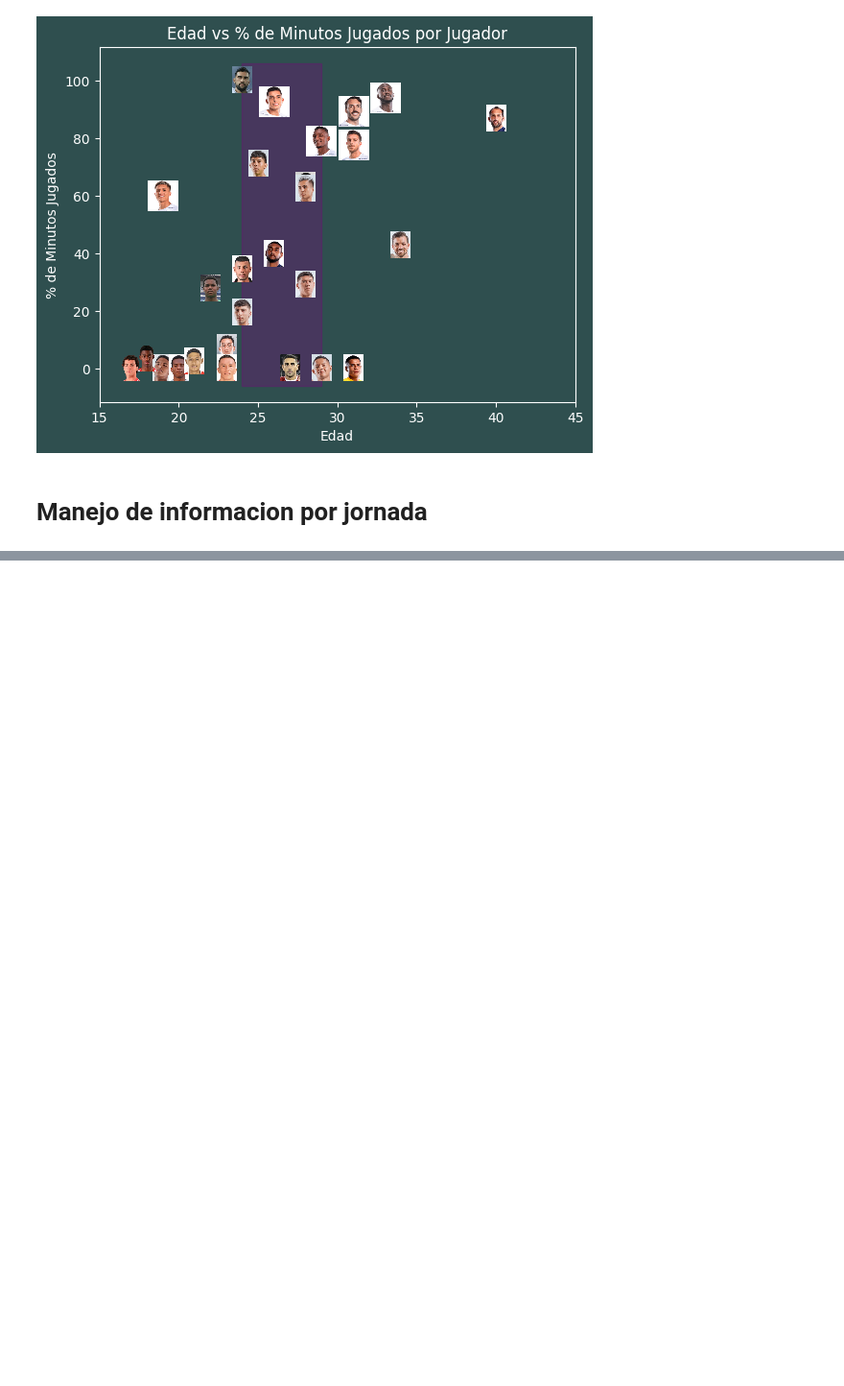
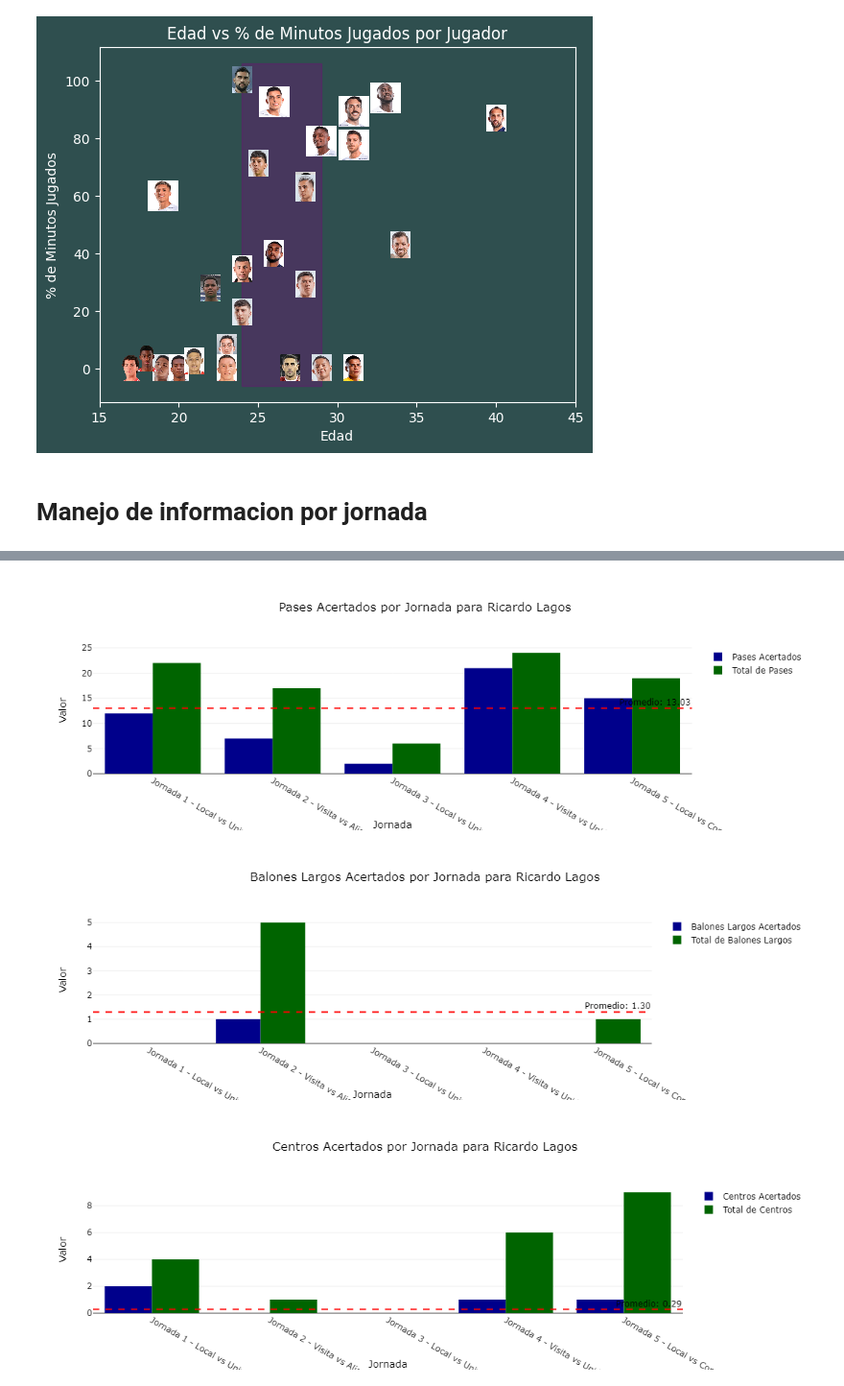
Before and after one commit to Alcamaster1290/GroneStats-Legacy, a Jupyter notebook: Cuaderno Final Alianza Lima 2.0.ipynb, the cells around one changed output, grey strips where cells are left out. Shown: that part at 96% size. Saved outputs shown, nothing was run; the diff lists cells and outputs as text; code cells hidden in the pictures; blank space fills up the shorter version.

Commit message:
nuevos graficos para el main

```diff
--- a/Cuaderno Final Alianza Lima 2.0.ipynb
+++ b/Cuaderno Final Alianza Lima 2.0.ipynb
@@ -255,3 +169,65 @@ Dropdown(description='Jugador:', options=('Adrián Arregui', 'Aldair Fuentes', '
+# %%
+import seaborn as sns
+import numpy as np
+import streamlit as st
+import pandas as pd
+import plotly.graph_objects as go
+
+# Carga de datos
+df = pd.read_excel(r'C:\Users\Alvaro\Proyectos\Proyecto Gronestats\GroneStats\XLSX finales\Resumen_AL_Jugadores.xlsx')
+
+jugador_seleccionado = 'Ricardo Lagos'
+
+# Filtrar datos por jugador seleccionado
+df_jugador = df[df['Jugador'] == jugador_seleccionado].copy()
+
+figs = []  # Lista para almacenar figuras de Plotly
+estadisticas = ['Pases Acertados', 'Balones Largos Acertados', 'Centros Acertados']
+totales = ['Total de Pases', 'Total de Balones Largos', 'Total de Centros'] # Ajusta con los nombres reales de tus columnas
+
+for estadistica, total_estadistica in zip(estadisticas, totales):
+    fig = go.Figure()
+
+    # Cálculo del promedio para la estadística actual
+    promedio = df[estadistica].mean()
+
+    # Texto para el tooltip incluyendo el promedio
+    hover_text = [f"{estadistica}: {val}<br>Intentados: {totales}" for val in df_jugador[estadistica]]
+
+    # Texto para el tooltip para los totales (opcional, ajusta según necesidad)
+    hover_text_totales = [f"{total_estadistica}: {val}<br>Promedio: {promedio:.2f}" for val in df_jugador[total_estadistica]]
+
+
+    # Añadir gráfico de barras para la estadística
+    fig.add_trace(go.Bar(x=df_jugador['Jornada'], y=df_jugador[estadistica],
+                         name=estadistica, marker_color='darkblue'))
+
+    # Añadir gráfico de barras para los totales
+    fig.add_trace(go.Bar(x=df_jugador['Jornada'], y=df_jugador[total_estadistica],
+                         name=total_estadistica, marker_color='darkgreen'))
+
+    # Añadir línea de promedio
+    fig.add_hline(y=promedio, line_dash="dash", line_color="red",
+                  annotation_text=f"Promedio por cada 90 min: {promedio:.2f}",
+                  annotation_position="top right")
+
+    # Personalización adicional del gráfico
+    fig.update_layout(title=f'{estadistica} por Jornada para {jugador_seleccionado}',
+                      xaxis_title='Jornada',
+                      yaxis_title='Valor',
+                      plot_bgcolor='rgba(0,0,0,0)',
+                      paper_bgcolor='rgba(0,0,0,0)',
+                      font=dict(color='black'))
+
+    figs.append(fig)
+
+# Mostrar los gráficos
+for fig in figs:
+    fig.show()
+# %% [output]
+[figure, added]
+[figure, added]
+[figure, added]
 # %%
 import pandas as pd
 import plotly.express as px
```
Also changed, not shown: parts of 2 cells of this notebook, 7 other files.
